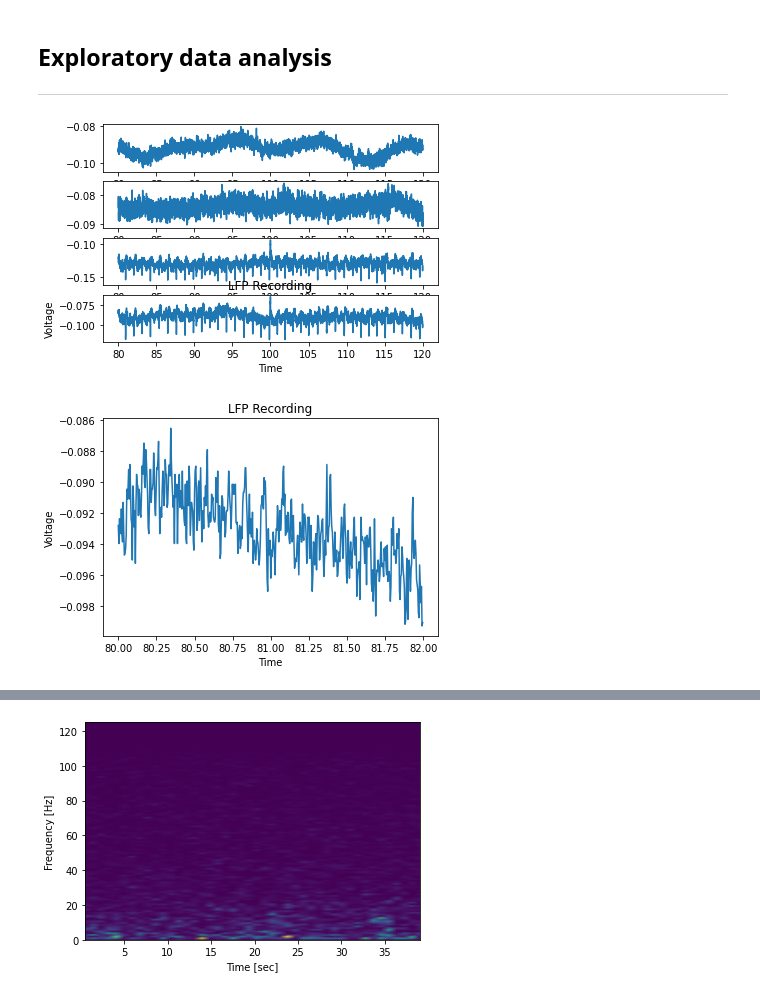
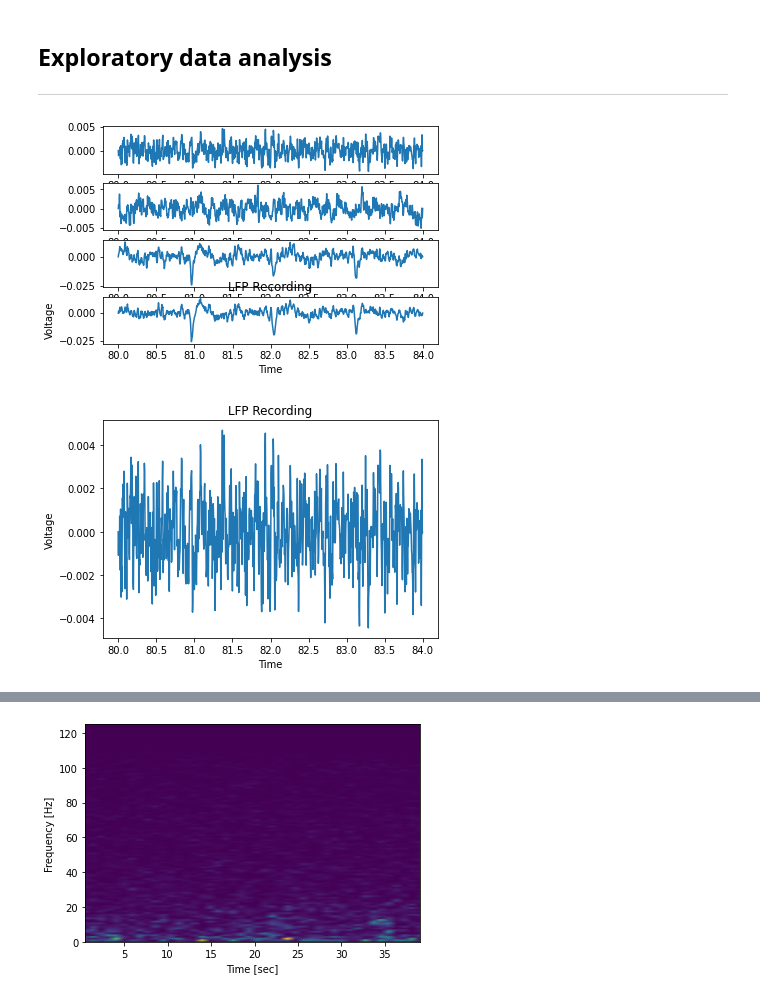
Before and after one commit to jcornell616/EEL5283-Project, a Jupyter notebook: src/preprocessing/preprocessing.ipynb, the cells around one changed output, grey strips where cells are left out. Drawn from its saved outputs; the diff is of its cells as text; code cells hidden in the pictures.

Commit message:
bandpass filtered lfp in preprocessing

```diff
--- a/src/preprocessing/preprocessing.ipynb
+++ b/src/preprocessing/preprocessing.ipynb
@@ -53,30 +221,26 @@ Accelerometer Recording Duration: 334.94594594594594 s
 # %%
-delay = 20000
-range1 = 10000
-range2 = 500
-
 # Display LFP data
 plt.subplot(4, 1, 1)
-plt.plot(np.arange(delay, delay+range1) / fs_lfp, lfp_data[0][delay:delay+range1, 0])
+plt.plot(np.arange(delay, delay+range2) / fs_lfp, filtered_lfp1)
 plt.subplot(4, 1, 2)
-plt.plot(np.arange(delay, delay+range1) / fs_lfp, lfp_data[0][delay:delay+range1, 1])
+plt.plot(np.arange(delay, delay+range2) / fs_lfp, filtered_lfp2)
 plt.subplot(4, 1, 3)
-plt.plot(np.arange(delay, delay+range1) / fs_lfp, lfp_data[0][delay:delay+range1, 2])
+plt.plot(np.arange(delay, delay+range2) / fs_lfp, filtered_lfp3)
 plt.subplot(4, 1, 4)
-plt.plot(np.arange(delay, delay+range1) / fs_lfp, lfp_data[0][delay:delay+range1, 3])
+plt.plot(np.arange(delay, delay+range2) / fs_lfp, filtered_lfp4)
 plt.title("LFP Recording")
 plt.xlabel('Time')
 plt.ylabel('Voltage')
 plt.show()
 
-plt.plot(np.arange(delay, delay+range2) / fs_lfp, lfp_data[0][delay:delay+range2, 0])
+plt.plot(np.arange(delay, delay+range2) / fs_lfp, filtered_lfp1)
 plt.title("LFP Recording")
 plt.xlabel('Time')
 plt.ylabel('Voltage')
 plt.show()
 # %% [output]
-[figure, old version]
+[figure, new version]
-[figure, old version]
+[figure, new version]
 # %%
 # Display accelerometer data
 plt.plot(np.arange(delay, delay+range1) / fs_acc, acc_data[0][delay:delay+range1, 0], label="x")
```
Also changed, not shown: parts of 6 cells of this notebook.
